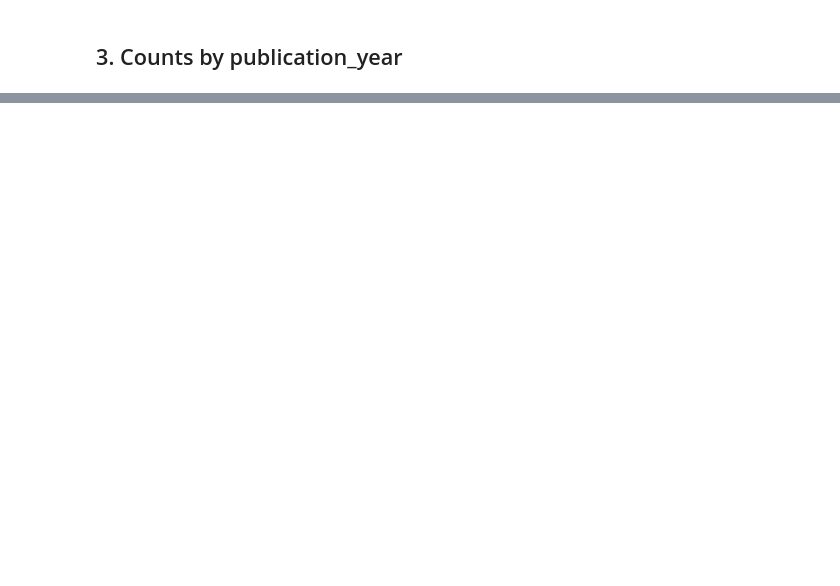
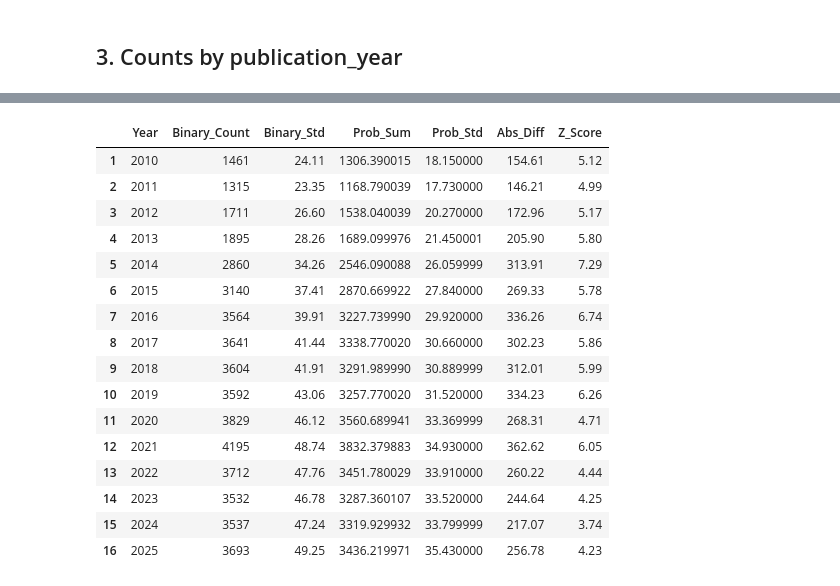
Before and after one commit to magnetilo/3r-monitoring, a Jupyter notebook: notebooks/02_pubmed_analysis_statistics.ipynb, the cells around one changed output, grey strips where cells are left out. Cells and saved outputs as stored; diff of their text form; code cells hidden in the pictures; blank space fills up the shorter version.

```diff
--- a/notebooks/02_pubmed_analysis_statistics.ipynb
+++ b/notebooks/02_pubmed_analysis_statistics.ipynb
@@ -115,0 +321,63 @@ df2
+# %%
+# Analyze why the two methods produce results outside each other's confidence intervals
+
+# 1. Calculate the difference between methods and compare to combined uncertainty
+df_analysis = df_plot.copy()
+df_analysis['abs_diff'] = np.abs(df_analysis['in_vivo_mean'] - df_analysis['in_vivo_positive'])
+df_analysis['combined_std'] = np.sqrt(df_analysis['in_vivo_std']**2 + df_analysis['in_vivo_positive_std']**2)
+df_analysis['z_score'] = df_analysis['abs_diff'] / df_analysis['combined_std']
+
+print("📊 Analysis of Method Differences:")
+print(f"Average absolute difference: {df_analysis['abs_diff'].mean():.2f}")
+print(f"Average combined std dev: {df_analysis['combined_std'].mean():.2f}")
+print(f"Average Z-score: {df_analysis['z_score'].mean():.2f}")
+print(f"Years with |Z-score| > 2: {(df_analysis['z_score'] > 2).sum()}/{len(df_analysis)}")
+
+# 2. Investigate potential causes
+print("\n🔍 Potential Explanations:")
+
+# Check model calibration by analyzing probability distributions
+prob_stats = []
+for year in sorted(df['publication_year'].unique()):
+    if year >= 2010 and year <= 2025:
+        year_data = df[df['publication_year'] == year]
+        probs = year_data['goldhamster_in_vivo']
+
+        prob_stats.append({
+            'year': year,
+            'mean_prob': probs.mean(),
+            'median_prob': probs.median(),
+            'std_prob': probs.std(),
+            'n_high_conf': ((probs > 0.8) | (probs < 0.2)).sum(),
+            'n_uncertain': ((probs >= 0.3) & (probs <= 0.7)).sum(),
+            'total': len(probs)
+        })
+
+prob_df = pd.DataFrame(prob_stats)
+
+print("\n📈 Model Probability Analysis:")
+print(f"Average prediction probability: {prob_df['mean_prob'].mean():.3f}")
+print(f"Average % high confidence predictions: {(prob_df['n_high_conf']/prob_df['total']*100).mean():.1f}%")
+print(f"Average % uncertain predictions (0.3-0.7): {(prob_df['n_uncertain']/prob_df['total']*100).mean():.1f}%")
+
+# 3. Check if Poisson binomial std is systematically too small
+print(f"\n⚠️  Systematic Issues:")
+print(f"Poisson binomial might underestimate uncertainty because:")
+print(f"1. Model calibration errors not accounted for")
+print(f"2. Assumes predictions are perfectly calibrated probabilities")
+print(f"3. Doesn't account for systematic model bias")
+print(f"4. Independence assumption may be violated")
+
+# 4. Show yearly comparison
+comparison_df = df_analysis[['publication_year', 'in_vivo_positive', 'in_vivo_positive_std',
+                           'in_vivo_mean', 'in_vivo_std', 'abs_diff', 'z_score']].round(2)
+comparison_df.columns = ['Year', 'Binary_Count', 'Binary_Std', 'Prob_Sum', 'Prob_Std', 'Abs_Diff', 'Z_Score']
+
+print(f"\n📋 Yearly Comparison (flagging Z-score > 2):")
+for _, row in comparison_df.iterrows():
+    flag = "🚩" if row['Z_Score'] > 2 else "  "
+    print(f"{flag} {row['Year']}: Binary={row['Binary_Count']:.1f}±{row['Binary_Std']:.1f}, "
+          f"ProbSum={row['Prob_Sum']:.1f}±{row['Prob_Std']:.1f}, Z={row['Z_Score']:.2f}")
+
+comparison_df
+# %% [output]
@@ -115,0 +401,17 @@ df2
+|  | Year | Binary_Count | Binary_Std | Prob_Sum | Prob_Std | Abs_Diff | Z_Score |
+| 1 | 2010 | 1461 | 24.11 | 1306.390015 | 18.150000 | 154.61 | 5.12 |
+| 2 | 2011 | 1315 | 23.35 | 1168.790039 | 17.730000 | 146.21 | 4.99 |
+| 3 | 2012 | 1711 | 26.60 | 1538.040039 | 20.270000 | 172.96 | 5.17 |
+| 4 | 2013 | 1895 | 28.26 | 1689.099976 | 21.450001 | 205.90 | 5.80 |
+| 5 | 2014 | 2860 | 34.26 | 2546.090088 | 26.059999 | 313.91 | 7.29 |
+| 6 | 2015 | 3140 | 37.41 | 2870.669922 | 27.840000 | 269.33 | 5.78 |
+| 7 | 2016 | 3564 | 39.91 | 3227.739990 | 29.920000 | 336.26 | 6.74 |
+| 8 | 2017 | 3641 | 41.44 | 3338.770020 | 30.660000 | 302.23 | 5.86 |
+| 9 | 2018 | 3604 | 41.91 | 3291.989990 | 30.889999 | 312.01 | 5.99 |
+| 10 | 2019 | 3592 | 43.06 | 3257.770020 | 31.520000 | 334.23 | 6.26 |
+| 11 | 2020 | 3829 | 46.12 | 3560.689941 | 33.369999 | 268.31 | 4.71 |
+| 12 | 2021 | 4195 | 48.74 | 3832.379883 | 34.930000 | 362.62 | 6.05 |
+| 13 | 2022 | 3712 | 47.76 | 3451.780029 | 33.910000 | 260.22 | 4.44 |
+| 14 | 2023 | 3532 | 46.78 | 3287.360107 | 33.520000 | 244.64 | 4.25 |
+| 15 | 2024 | 3537 | 47.24 | 3319.929932 | 33.799999 | 217.07 | 3.74 |
+| 16 | 2025 | 3693 | 49.25 | 3436.219971 | 35.430000 | 256.78 | 4.23 |
```
Also changed, not shown: parts of 12 cells of this notebook, 7 other files.
